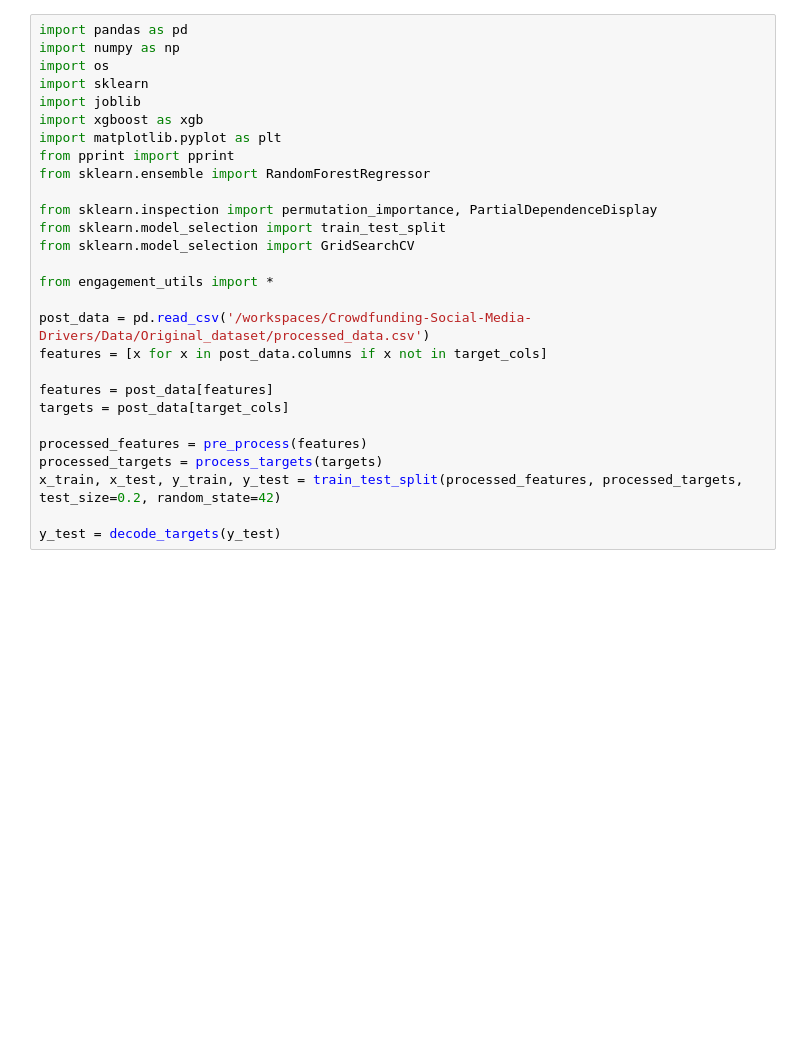
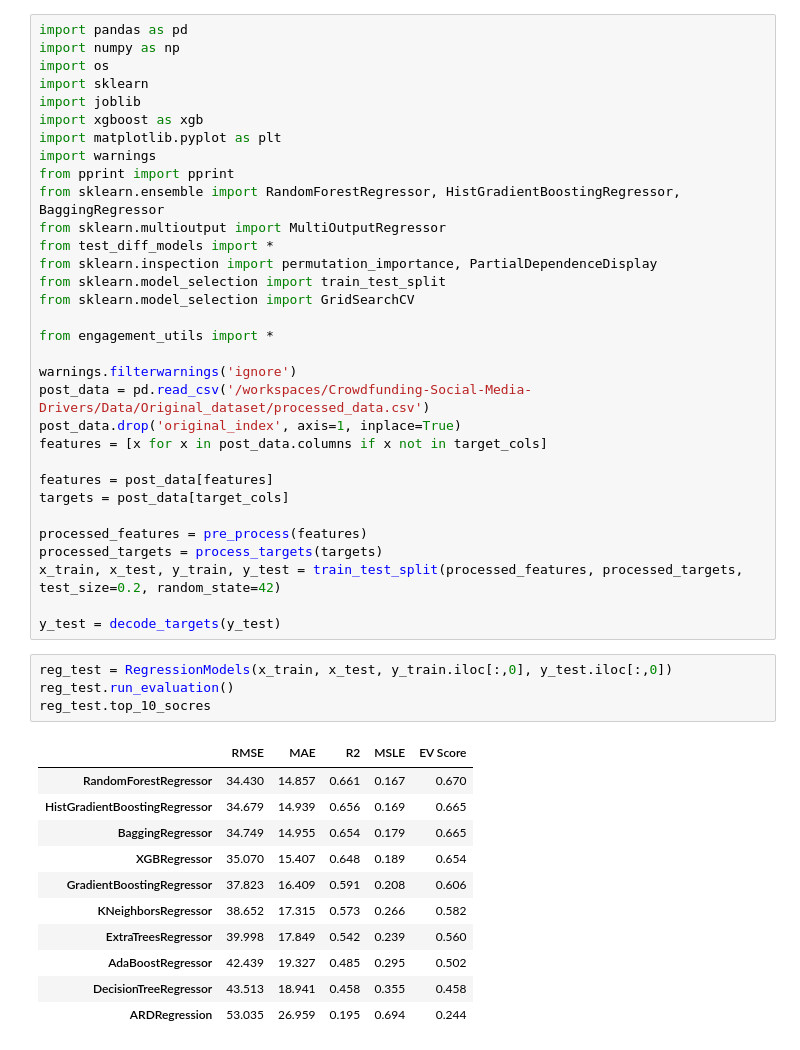
Before and after one commit to Akhil-Theerthala/Crowdfunding-Social-Media-Drivers, a Jupyter notebook: Modelling/01 - engagement_modelling.ipynb, the cells around one changed output. Cells and saved outputs as stored; diff of their text form; blank space fills up the shorter version.

```diff
--- a/Modelling/01 - engagement_modelling.ipynb
+++ b/Modelling/01 - engagement_modelling.ipynb
@@ -6,16 +6,20 @@ import sklearn
 import joblib
 import xgboost as xgb
 import matplotlib.pyplot as plt
+import warnings
 from pprint import pprint
-from sklearn.ensemble import RandomForestRegressor
-
+from sklearn.ensemble import RandomForestRegressor, HistGradientBoostingRegressor, BaggingRegressor
+from sklearn.multioutput import MultiOutputRegressor
+from test_diff_models import *
 from sklearn.inspection import permutation_importance, PartialDependenceDisplay
 from sklearn.model_selection import train_test_split
 from sklearn.model_selection import GridSearchCV
 
 from engagement_utils import *
 
+warnings.filterwarnings('ignore')
 post_data = pd.read_csv('/workspaces/Crowdfunding-Social-Media-Drivers/Data/Original_dataset/processed_data.csv')
+post_data.drop('original_index', axis=1, inplace=True)
 features = [x for x in post_data.columns if x not in target_cols]
 
 features = post_data[features]
@@ -26,4 +30,20 @@ processed_targets = process_targets(targets)
 x_train, x_test, y_train, y_test = train_test_split(processed_features, processed_targets, test_size=0.2, random_state=42)
 
 y_test = decode_targets(y_test)
+# %%
+reg_test = RegressionModels(x_train, x_test, y_train.iloc[:,0], y_test.iloc[:,0])
+reg_test.run_evaluation()
+reg_test.top_10_socres
+# %% [output]
+|  | RMSE | MAE | R2 | MSLE | EV Score |
+| RandomForestRegressor | 34.430 | 14.857 | 0.661 | 0.167 | 0.670 |
+| HistGradientBoostingRegressor | 34.679 | 14.939 | 0.656 | 0.169 | 0.665 |
+| BaggingRegressor | 34.749 | 14.955 | 0.654 | 0.179 | 0.665 |
+| XGBRegressor | 35.070 | 15.407 | 0.648 | 0.189 | 0.654 |
+| GradientBoostingRegressor | 37.823 | 16.409 | 0.591 | 0.208 | 0.606 |
+| KNeighborsRegressor | 38.652 | 17.315 | 0.573 | 0.266 | 0.582 |
+| ExtraTreesRegressor | 39.998 | 17.849 | 0.542 | 0.239 | 0.560 |
+| AdaBoostRegressor | 42.439 | 19.327 | 0.485 | 0.295 | 0.502 |
+| DecisionTreeRegressor | 43.513 | 18.941 | 0.458 | 0.355 | 0.458 |
+| ARDRegression | 53.035 | 26.959 | 0.195 | 0.694 | 0.244 |
 # %%
```
Also changed, not shown: parts of 9 cells of this notebook, 33 other files.
